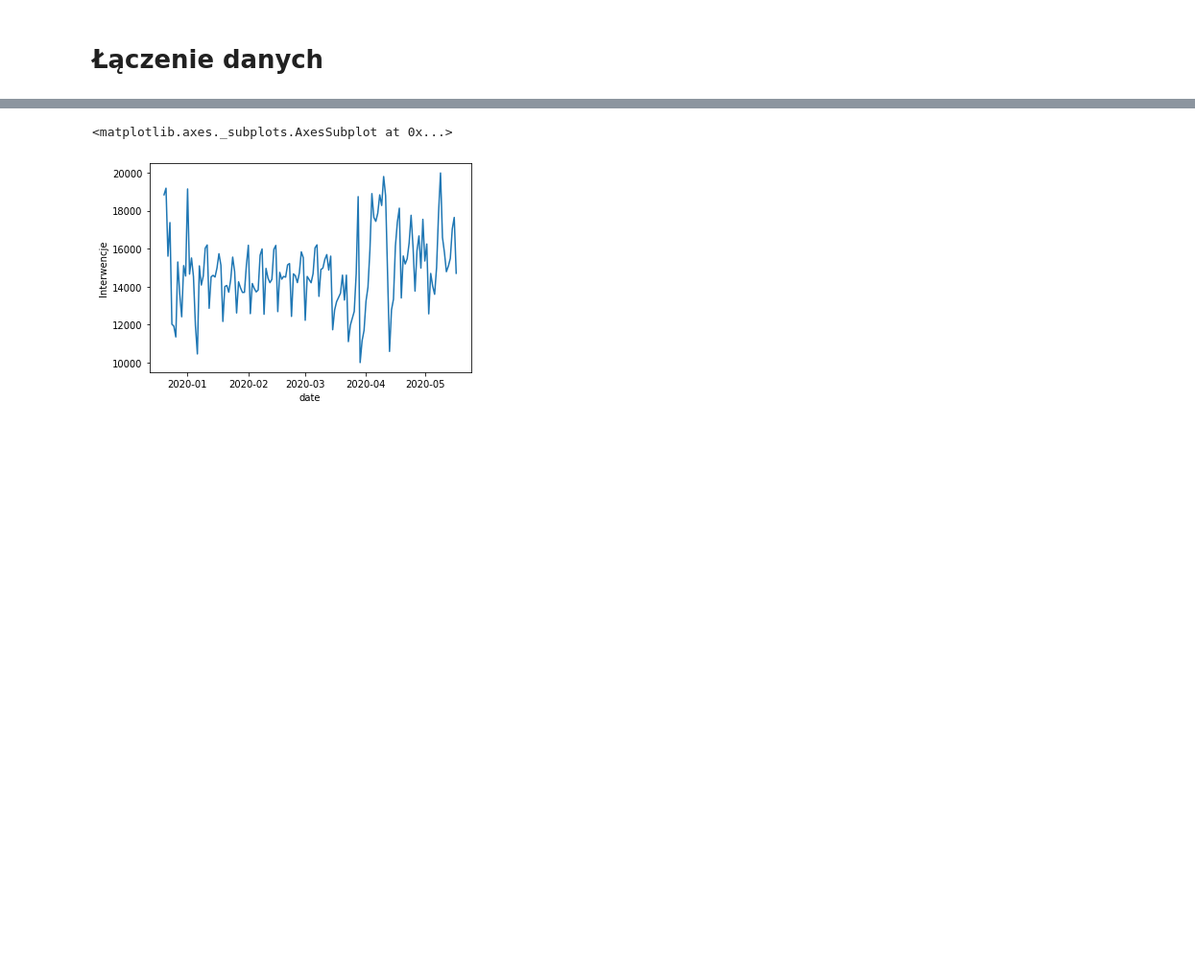
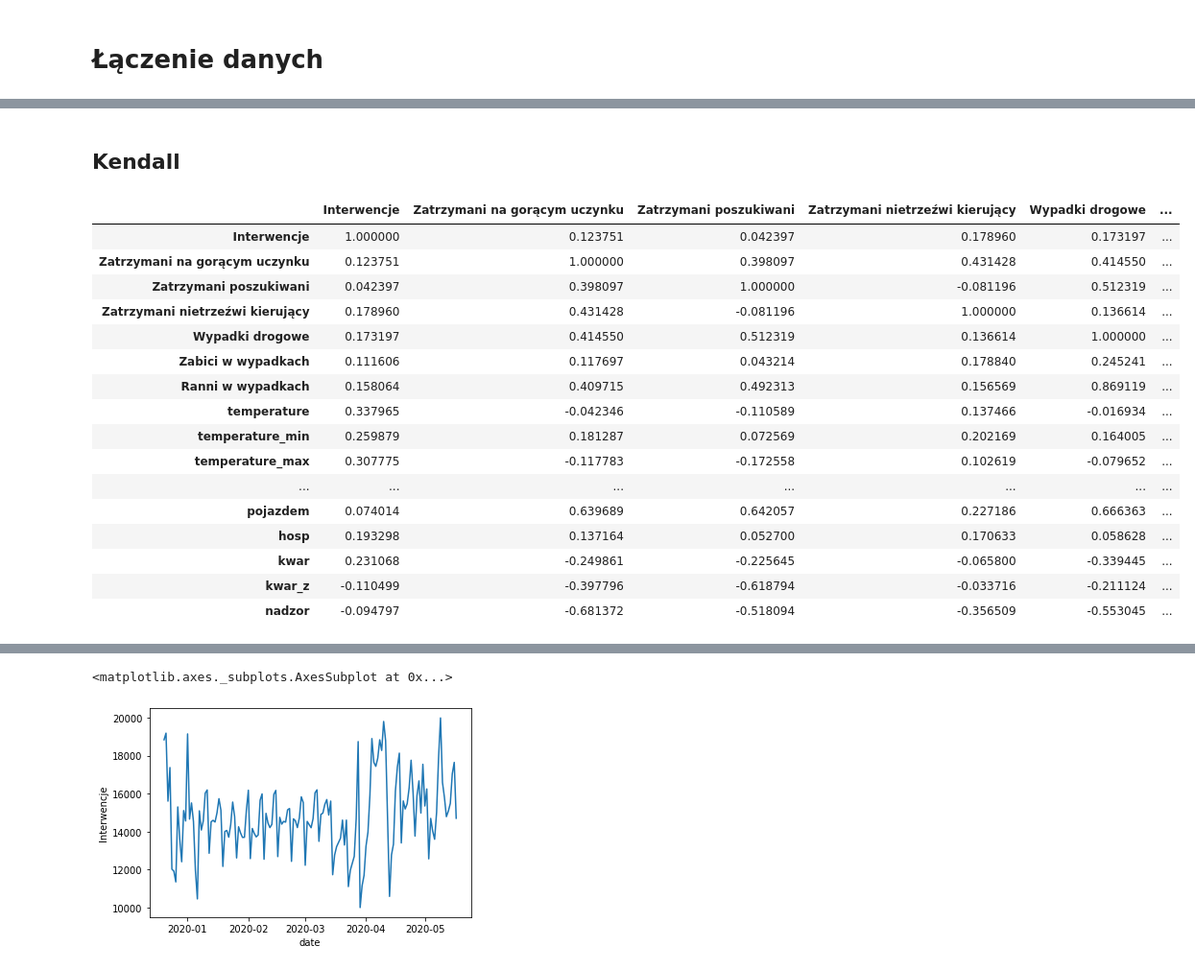
Before and after one commit to knmlprz/corona-analysis-1, a Jupyter notebook: notebooks/ImportDanych.ipynb, the cells around one changed output, grey strips where cells are left out. Shown at 96% size. Cells and saved outputs as stored; diff of their text form; code cells hidden in the pictures; blank space fills up the shorter version.

```diff
--- a/notebooks/ImportDanych.ipynb
+++ b/notebooks/ImportDanych.ipynb
@@ -71,0 +264,23 @@ f = sns.lineplot(y="Zatrzymani na gorącym uczynku",x="date",data=df, ci = 90)
+# %% [markdown]
+## Kendall
+# %%
+cor_pearson = df.corr(method="kendall")
+cor_pearson.style.apply(highlight)
+# %% [output]
+|  | Interwencje | Zatrzymani na gorącym uczynku | Zatrzymani poszukiwani | Zatrzymani nietrzeźwi kierujący | Wypadki drogowe | ... |
+| Interwencje | 1.000000 | 0.123751 | 0.042397 | 0.178960 | 0.173197 | ... |
+| Zatrzymani na gorącym uczynku | 0.123751 | 1.000000 | 0.398097 | 0.431428 | 0.414550 | ... |
+| Zatrzymani poszukiwani | 0.042397 | 0.398097 | 1.000000 | -0.081196 | 0.512319 | ... |
+| Zatrzymani nietrzeźwi kierujący | 0.178960 | 0.431428 | -0.081196 | 1.000000 | 0.136614 | ... |
+| Wypadki drogowe | 0.173197 | 0.414550 | 0.512319 | 0.136614 | 1.000000 | ... |
+| Zabici w wypadkach | 0.111606 | 0.117697 | 0.043214 | 0.178840 | 0.245241 | ... |
+| Ranni w wypadkach | 0.158064 | 0.409715 | 0.492313 | 0.156569 | 0.869119 | ... |
+| temperature | 0.337965 | -0.042346 | -0.110589 | 0.137466 | -0.016934 | ... |
+| temperature_min | 0.259879 | 0.181287 | 0.072569 | 0.202169 | 0.164005 | ... |
+| temperature_max | 0.307775 | -0.117783 | -0.172558 | 0.102619 | -0.079652 | ... |
+| ... | ... | ... | ... | ... | ... | ... |
+| pojazdem | 0.074014 | 0.639689 | 0.642057 | 0.227186 | 0.666363 | ... |
+| hosp | 0.193298 | 0.137164 | 0.052700 | 0.170633 | 0.058628 | ... |
+| kwar | 0.231068 | -0.249861 | -0.225645 | -0.065800 | -0.339445 | ... |
+| kwar_z | -0.110499 | -0.397796 | -0.618794 | -0.033716 | -0.211124 | ... |
+| nadzor | -0.094797 | -0.681372 | -0.518094 | -0.356509 | -0.553045 | ... |
```
Also changed, not shown: parts of 36 cells of this notebook.
